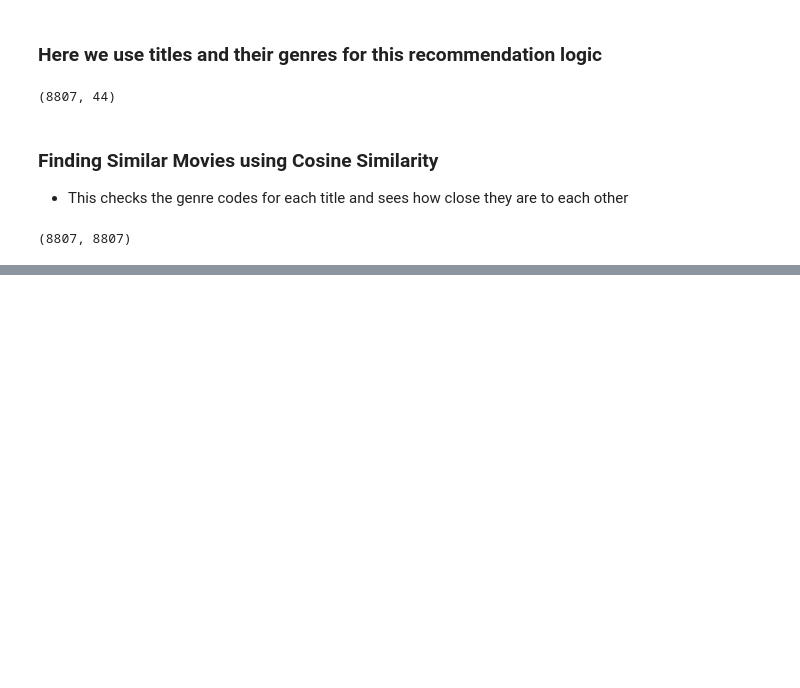
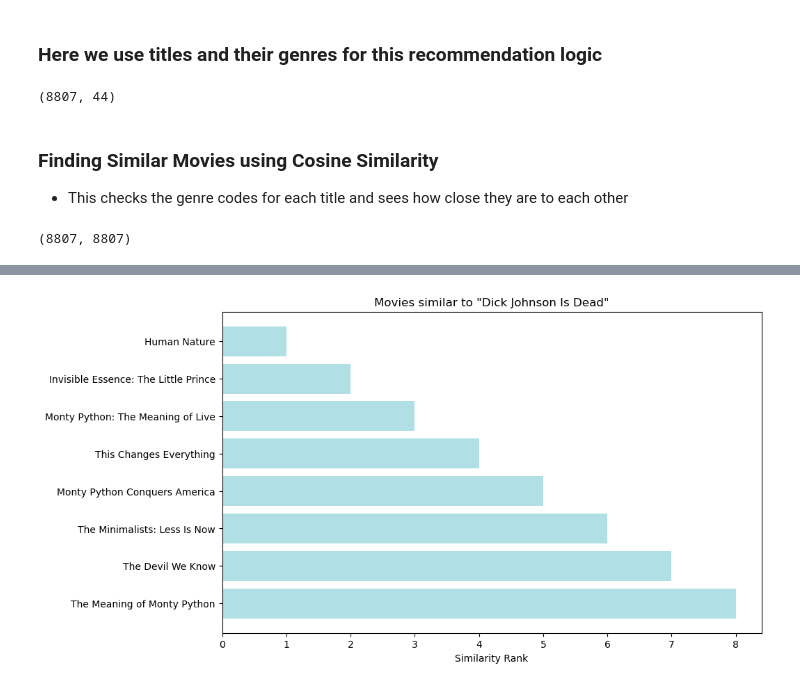
Before and after one commit to Navaras-g/Netflix-Movie-Recommendation-System, a Jupyter notebook: Netflix Movie Recommendation.ipynb, the cells around one changed output, grey strips where cells are left out. Cells and saved outputs as stored; diff of their text form; code cells hidden in the pictures; blank space fills up the shorter version.

```diff
--- a/Netflix Movie Recommendation.ipynb
+++ b/Netflix Movie Recommendation.ipynb
@@ -85,0 +180,8 @@ cosine_s.shape
+# %%
+# Visualize recommendations for another sample movie
+
+recommendations = recommend_movies('Dick Johnson Is Dead')
+
+visualize_recom('Dick Johnson Is Dead', recommendations)
+# %% [output]
+[figure, added]
```
Also changed, not shown: parts of 5 cells of this notebook, 1 other file.
